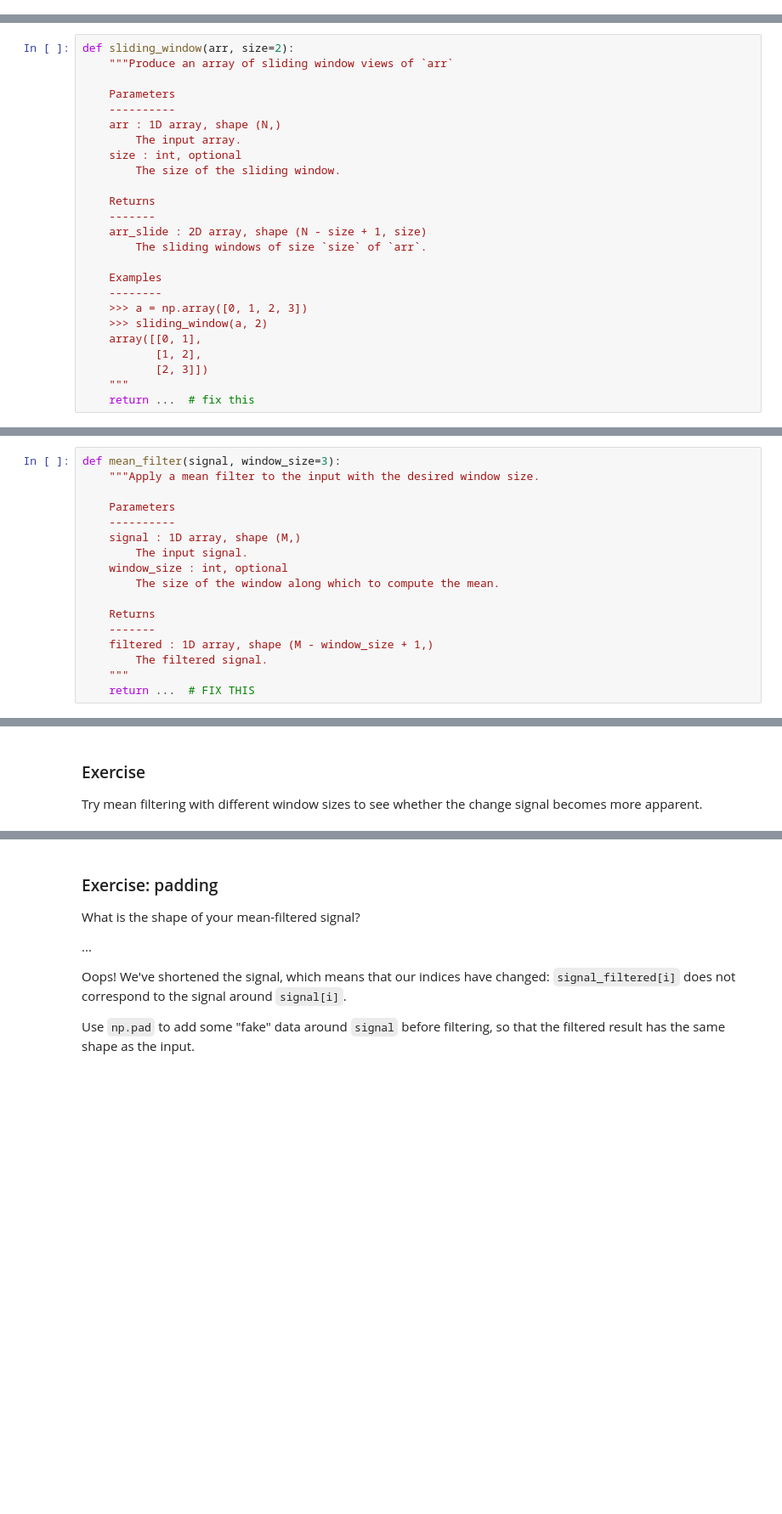
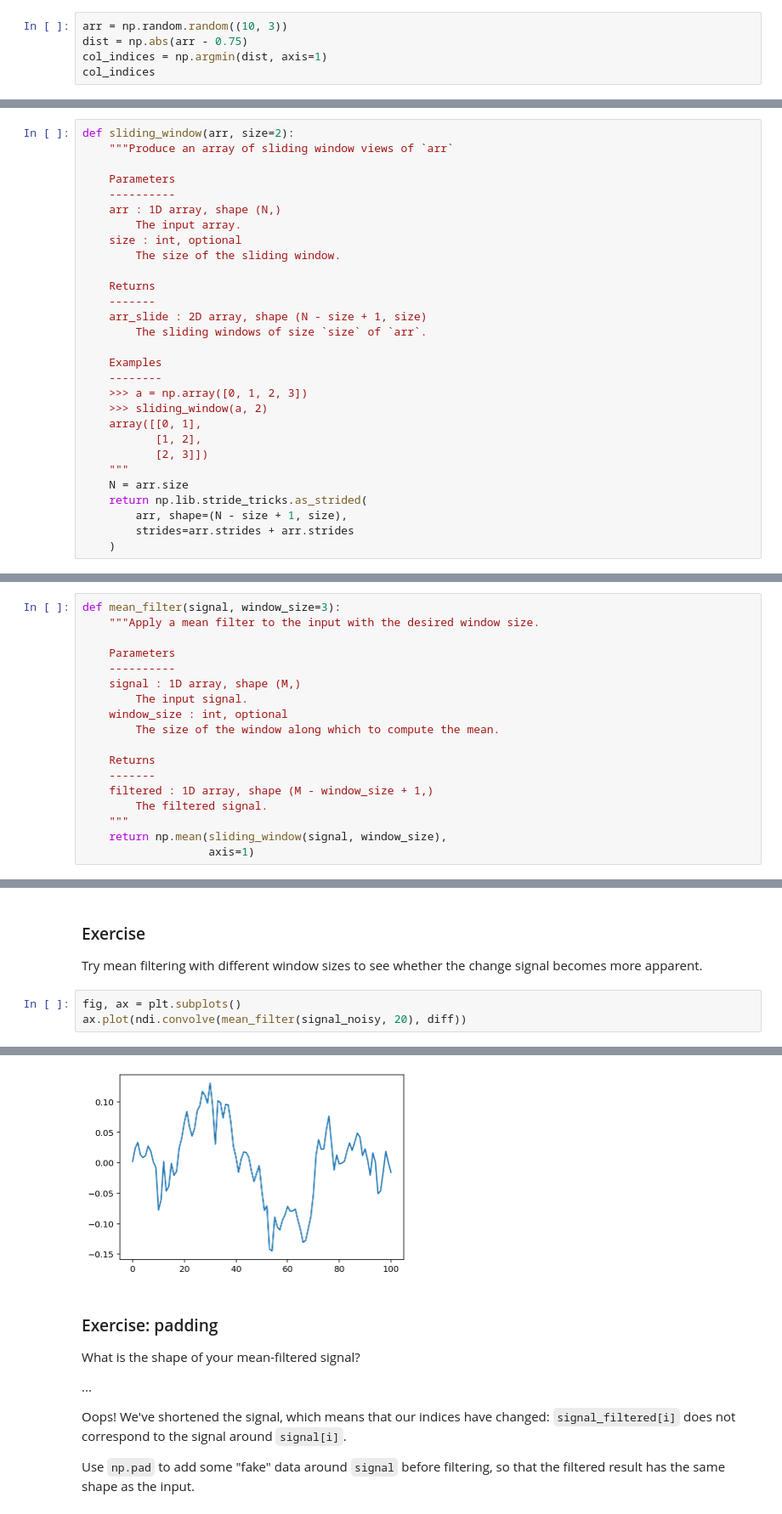
Before and after one commit to aspp-apac/2019-advanced-numpy, a Jupyter notebook: Advanced NumPy Patterns.ipynb, the cells around one changed output, grey strips where cells are left out. Shown at 85% size. Cells and saved outputs as stored; diff of their text form; blank space fills up the shorter version.

```diff
--- a/Advanced NumPy Patterns.ipynb
+++ b/Advanced NumPy Patterns.ipynb
@@ -102,3 +239,8 @@ lib_size = np.sum(expr, axis=0)
 Generate a 10 x 3 array of random numbers. From each row, pick the column containing the number closest to 0.75.
 
 *Hint:* use of `np.abs` and `np.argmin` to find the column j that contains the closest element in each row i. The final result should be a vector of integers of shape (10,).
+# %%
+arr = np.random.random((10, 3))
+dist = np.abs(arr - 0.75)
+col_indices = np.argmin(dist, axis=1)
+col_indices
@@ -280,6 +558,10 @@ def sliding_window(arr, size=2):
            [1, 2],
            [2, 3]])
     """
-    return ...  # fix this
+    N = arr.size
+    return np.lib.stride_tricks.as_strided(
+        arr, shape=(N - size + 1, size),
+        strides=arr.strides + arr.strides
+    )
 # %%
 # test your code here
@@ -304,7 +592,8 @@ def mean_filter(signal, window_size=3):
     filtered : 1D array, shape (M - window_size + 1,)
         The filtered signal.
     """
-    return ...  # FIX THIS
+    return np.mean(sliding_window(signal, window_size),
+                   axis=1)
 # %% [markdown]
 To test your function, we will use the example of a *difference filter*, which finds the location of changes in a signal using *convolution*. When the signal is perfectly noiseless, it works great:
 # %%
@@ -338,3 +631,7 @@ fig.tight_layout()
 ### Exercise
 
 Try mean filtering with different window sizes to see whether the change signal becomes more apparent.
+# %%
+fig, ax = plt.subplots()
+ax.plot(ndi.convolve(mean_filter(signal_noisy, 20), diff))
+# %% [output]
@@ -341,3 +639,4 @@ Try mean filtering with different window sizes to see whether the change signal
+[figure, added]
 # %% [markdown]
 ### Exercise: padding
 
```
Also changed, not shown: parts of 62 cells of this notebook.
